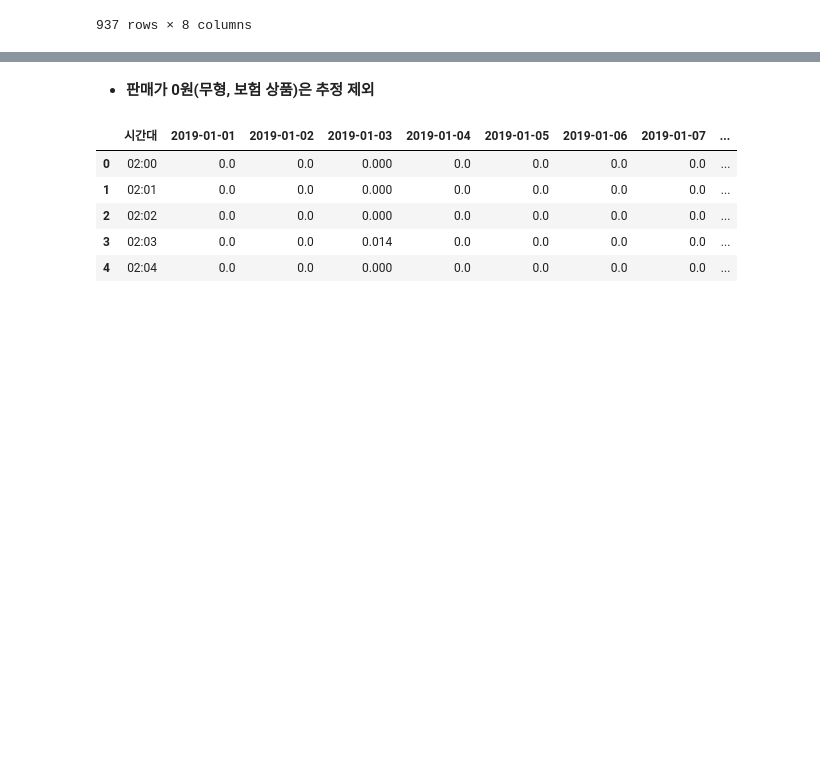
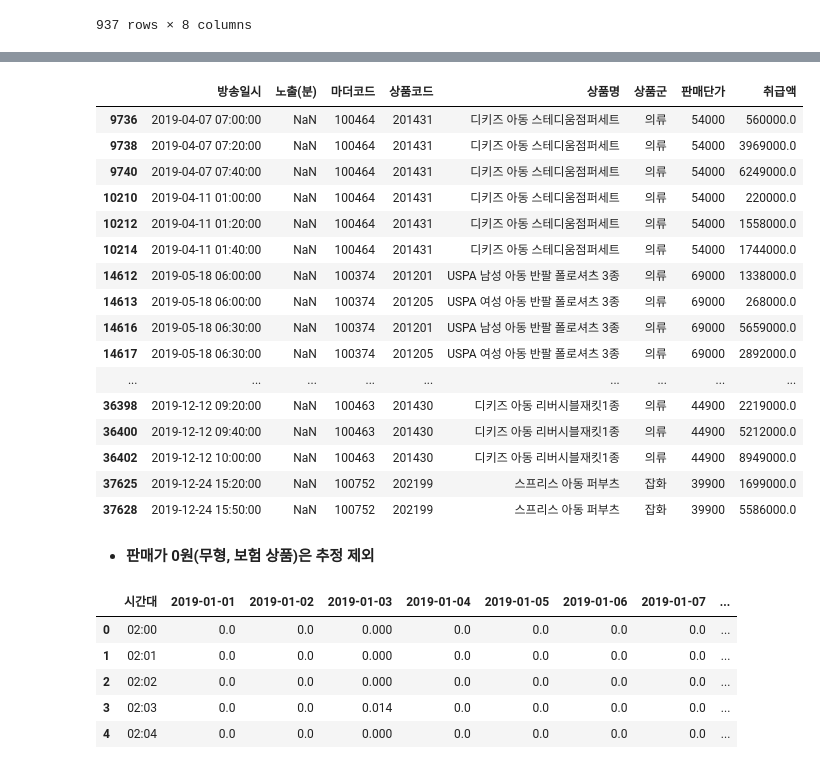
Before and after one commit to Yeeun-Lee/big_contest_2020, a Jupyter notebook: EDA.ipynb, the cells around one changed output, grey strips where cells are left out. Drawn from its saved outputs; the diff is of its cells as text; code cells hidden in the pictures; blank space fills up the shorter version.

```diff
--- a/EDA.ipynb
+++ b/EDA.ipynb
@@ -15,12 +15,12 @@ pandas version :  1.0.5
 # %%
-data = os.listdir('01_제공데이터')
+data = os.listdir('/home/yeeunlee/bigcon20/01_제공데이터')
 print(data)
 # %% [output]
 ['2020 빅콘테스트 데이터분석분야-챔피언리그_2019년 실적데이터.xlsx', '2020 빅콘테스트 데이터분석분야-챔피언리그_시청률 데이터.xlsx']
 # %% [markdown]
 예측 상품 중 판매가 0인 프로그램 실적은 제외, 과거 실적이 없는 경우는 유사 카테고리 혹은 동일 머더코드로 예측.
 # %%
-res_19 = pd.read_excel("01_제공데이터/"+data[0], sheet_name = "rawdata_2019(완)", skiprows=1)
+res_19 = pd.read_excel("/home/yeeunlee/bigcon20/01_제공데이터/"+data[0], sheet_name = "rawdata_2019(완)", skiprows=1)
 res_19.head()
 # %% [output]
 |  | 방송일시 | 노출(분) | 마더코드 | 상품코드 | 상품명 | 상품군 | 판매단가 | 취급액 |
@@ -78,3 +81,23 @@ res_19[res_19['취급액'].isna()]
+# %%
+res_19[res_19['상품명'].str.contains('아동')]
+# %% [output]
+|  | 방송일시 | 노출(분) | 마더코드 | 상품코드 | 상품명 | 상품군 | 판매단가 | 취급액 |
+| 9736 | 2019-04-07 07:00:00 | NaN | 100464 | 201431 | 디키즈 아동 스테디움점퍼세트 | 의류 | 54000 | 560000.0 |
+| 9738 | 2019-04-07 07:20:00 | NaN | 100464 | 201431 | 디키즈 아동 스테디움점퍼세트 | 의류 | 54000 | 3969000.0 |
+| 9740 | 2019-04-07 07:40:00 | NaN | 100464 | 201431 | 디키즈 아동 스테디움점퍼세트 | 의류 | 54000 | 6249000.0 |
+| 10210 | 2019-04-11 01:00:00 | NaN | 100464 | 201431 | 디키즈 아동 스테디움점퍼세트 | 의류 | 54000 | 220000.0 |
+| 10212 | 2019-04-11 01:20:00 | NaN | 100464 | 201431 | 디키즈 아동 스테디움점퍼세트 | 의류 | 54000 | 1558000.0 |
+| 10214 | 2019-04-11 01:40:00 | NaN | 100464 | 201431 | 디키즈 아동 스테디움점퍼세트 | 의류 | 54000 | 1744000.0 |
+| 14612 | 2019-05-18 06:00:00 | NaN | 100374 | 201201 | USPA 남성 아동 반팔 폴로셔츠 3종 | 의류 | 69000 | 1338000.0 |
+| 14613 | 2019-05-18 06:00:00 | NaN | 100374 | 201205 | USPA 여성 아동 반팔 폴로셔츠 3종 | 의류 | 69000 | 268000.0 |
+| 14616 | 2019-05-18 06:30:00 | NaN | 100374 | 201201 | USPA 남성 아동 반팔 폴로셔츠 3종 | 의류 | 69000 | 5659000.0 |
+| 14617 | 2019-05-18 06:30:00 | NaN | 100374 | 201205 | USPA 여성 아동 반팔 폴로셔츠 3종 | 의류 | 69000 | 2892000.0 |
+| ... | ... | ... | ... | ... | ... | ... | ... | ... |
+| 36398 | 2019-12-12 09:20:00 | NaN | 100463 | 201430 | 디키즈 아동 리버시블재킷1종 | 의류 | 44900 | 2219000.0 |
+| 36400 | 2019-12-12 09:40:00 | NaN | 100463 | 201430 | 디키즈 아동 리버시블재킷1종 | 의류 | 44900 | 5212000.0 |
+| 36402 | 2019-12-12 10:00:00 | NaN | 100463 | 201430 | 디키즈 아동 리버시블재킷1종 | 의류 | 44900 | 8949000.0 |
+| 37625 | 2019-12-24 15:20:00 | NaN | 100752 | 202199 | 스프리스 아동 퍼부츠 | 잡화 | 39900 | 1699000.0 |
+| 37628 | 2019-12-24 15:50:00 | NaN | 100752 | 202199 | 스프리스 아동 퍼부츠 | 잡화 | 39900 | 5586000.0 |
 # %% [markdown]
 - **판매가 0원(무형, 보험 상품)은 추정 제외**
 # %%
```
Also changed, not shown: parts of 5 cells of this notebook, 2 other files.
